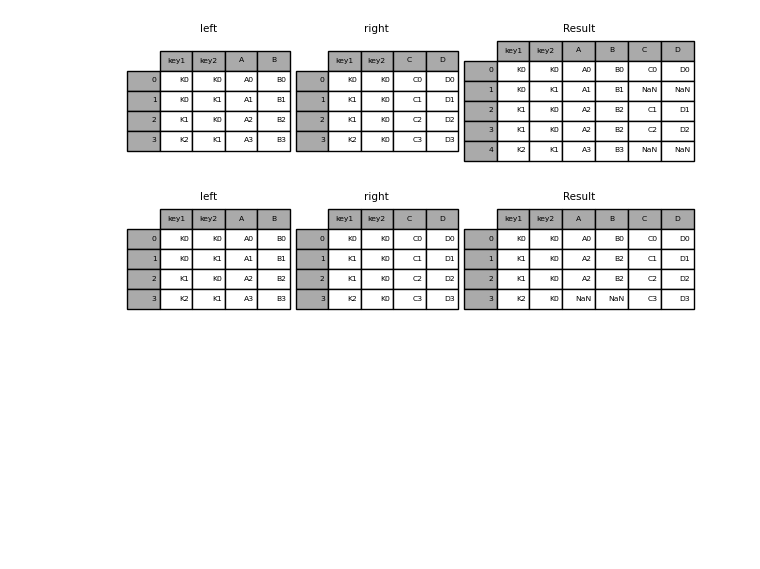
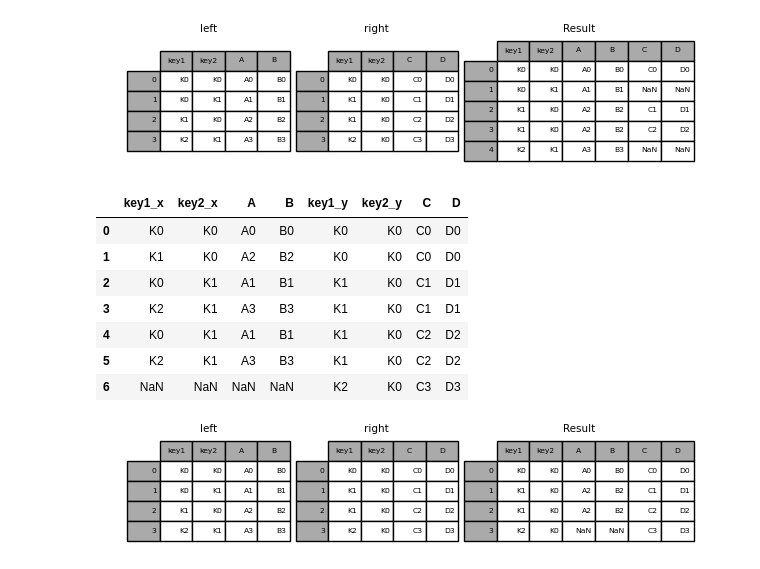
Before and after one commit to dolancode/info450, a Jupyter notebook: Class12Code.ipynb, the cells around one changed output. Cells and saved outputs as stored; diff of their text form; code cells hidden in the pictures; blank space fills up the shorter version.

```diff
--- a/Class12Code.ipynb
+++ b/Class12Code.ipynb
@@ -66,7 +105,18 @@ result = pd.merge(left, right, how="left", on=["key1", "key2"])
 ![image.png](attachment:image.png)
 # %%
 # Right Join
-result = pd.merge(left, right, how="right", on=["key1", "key2"])
+result = pd.merge(left, right, how="right", right_on="key1", left_on ="key2")
+# %%
+result
+# %% [output]
+|  | key1_x | key2_x | A | B | key1_y | key2_y | C | D |
+| 0 | K0 | K0 | A0 | B0 | K0 | K0 | C0 | D0 |
+| 1 | K1 | K0 | A2 | B2 | K0 | K0 | C0 | D0 |
+| 2 | K0 | K1 | A1 | B1 | K1 | K0 | C1 | D1 |
+| 3 | K2 | K1 | A3 | B3 | K1 | K0 | C1 | D1 |
+| 4 | K0 | K1 | A1 | B1 | K1 | K0 | C2 | D2 |
+| 5 | K2 | K1 | A3 | B3 | K1 | K0 | C2 | D2 |
+| 6 | NaN | NaN | NaN | NaN | K2 | K0 | C3 | D3 |
 # %% [markdown]
 ![image.png](attachment:image.png)
 # %%
```
Also changed, not shown: parts of 11 cells of this notebook, 1 other file.
